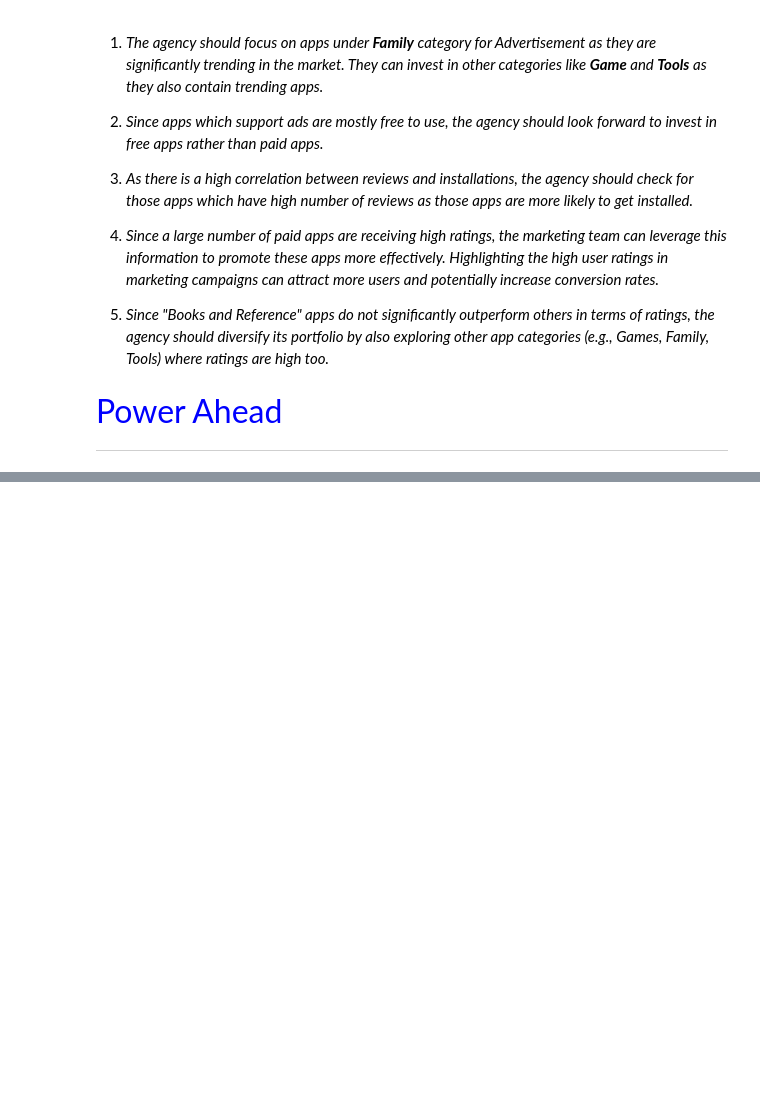
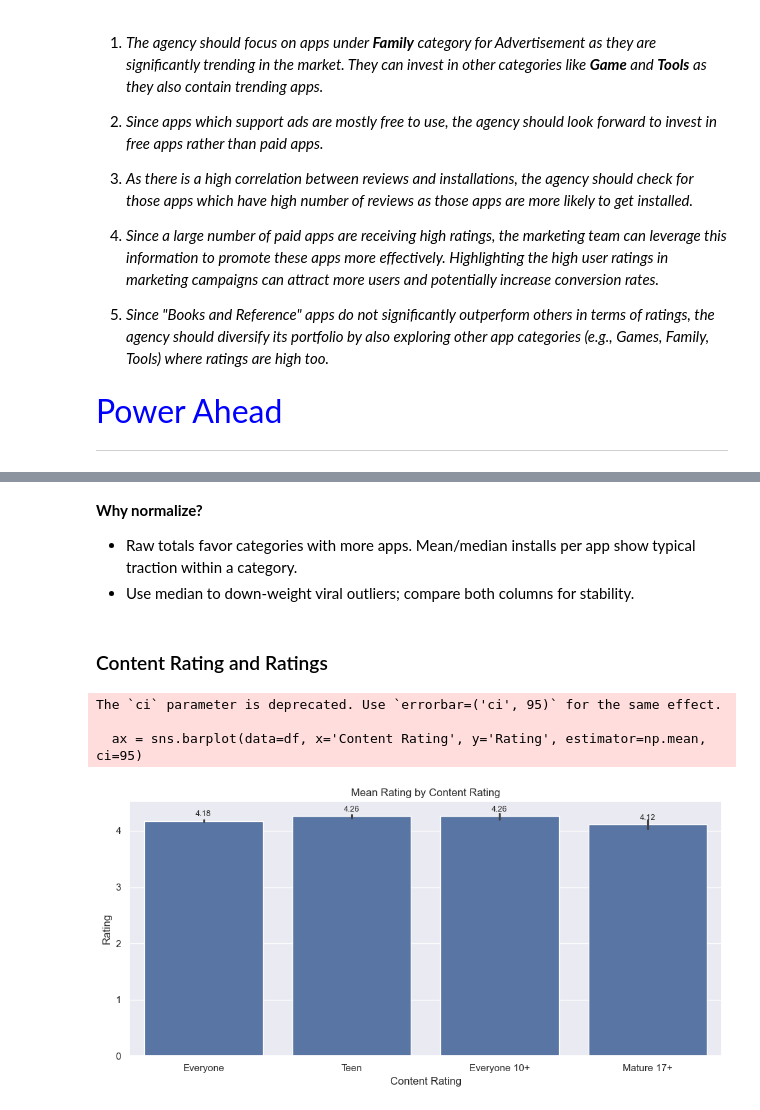
Before and after one commit to nikilok/python-ml, a Jupyter notebook: Session_Notebook_Google_Play_Store_Case_Study.ipynb, the cells around one changed output, grey strips where cells are left out. Drawn from its saved outputs; the diff is of its cells as text; code cells hidden in the pictures; blank space fills up the shorter version.

```diff
--- a/Session_Notebook_Google_Play_Store_Case_Study.ipynb
+++ b/Session_Notebook_Google_Play_Store_Case_Study.ipynb
@@ -758,0 +871,19 @@ ___
+# %% [markdown]
+**Why normalize?**
+- Raw totals favor categories with more apps. Mean/median installs per app show typical traction within a category.
+- Use median to down‑weight viral outliers; compare both columns for stability.
+# %% [markdown]
+### Content Rating and Ratings
+# %%
+plt.figure(figsize=(10,5))
+ax = sns.barplot(data=df, x='Content Rating', y='Rating', estimator=np.mean, ci=95)
+plt.title('Mean Rating by Content Rating')
+for p in ax.patches:
+    h = p.get_height()
+    ax.annotate(f'{h:.2f}', (p.get_x()+p.get_width()/2, h), ha='center', va='bottom', fontsize=9, xytext=(0,3), textcoords='offset points')
+plt.tight_layout(); plt.show()
+# %% [output]
+The `ci` parameter is deprecated. Use `errorbar=('ci', 95)` for the same effect.
+
+  ax = sns.barplot(data=df, x='Content Rating', y='Rating', estimator=np.mean, ci=95)
+[figure, added]
```
Also changed, not shown: parts of 19 cells of this notebook.
